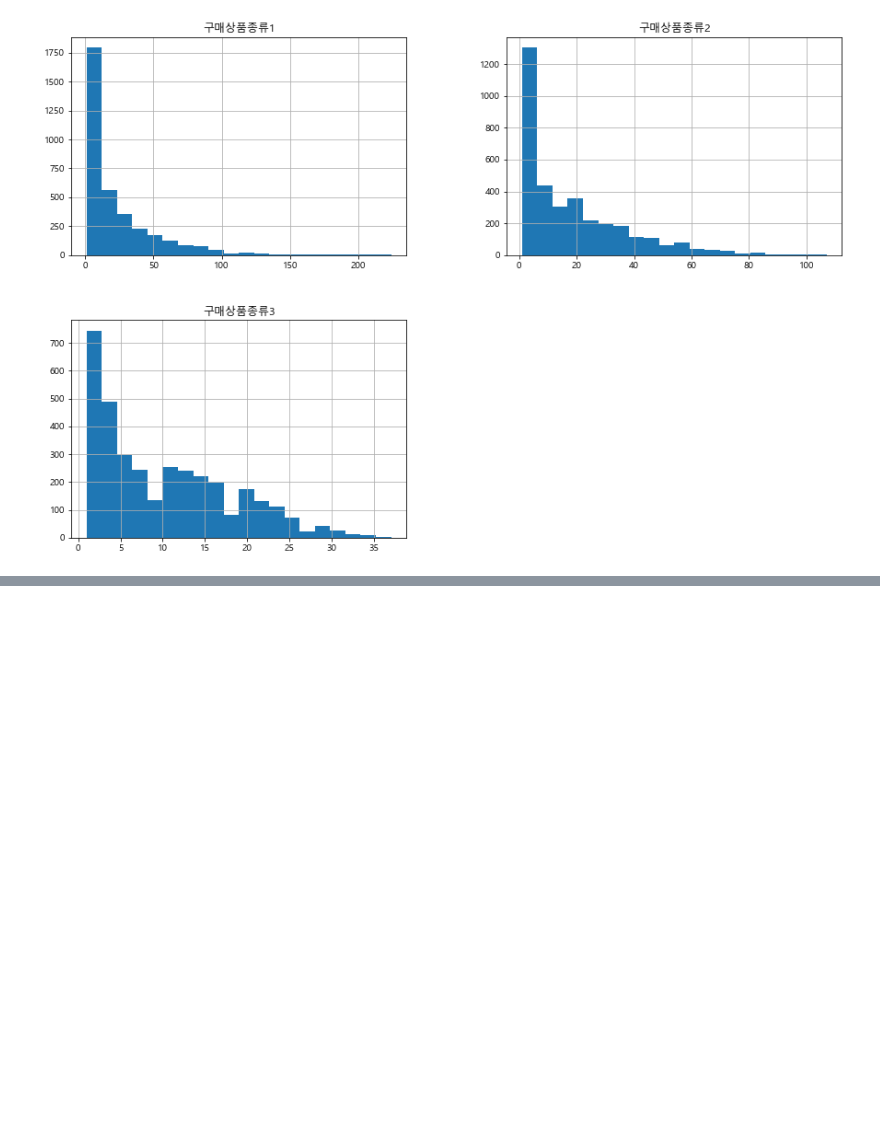
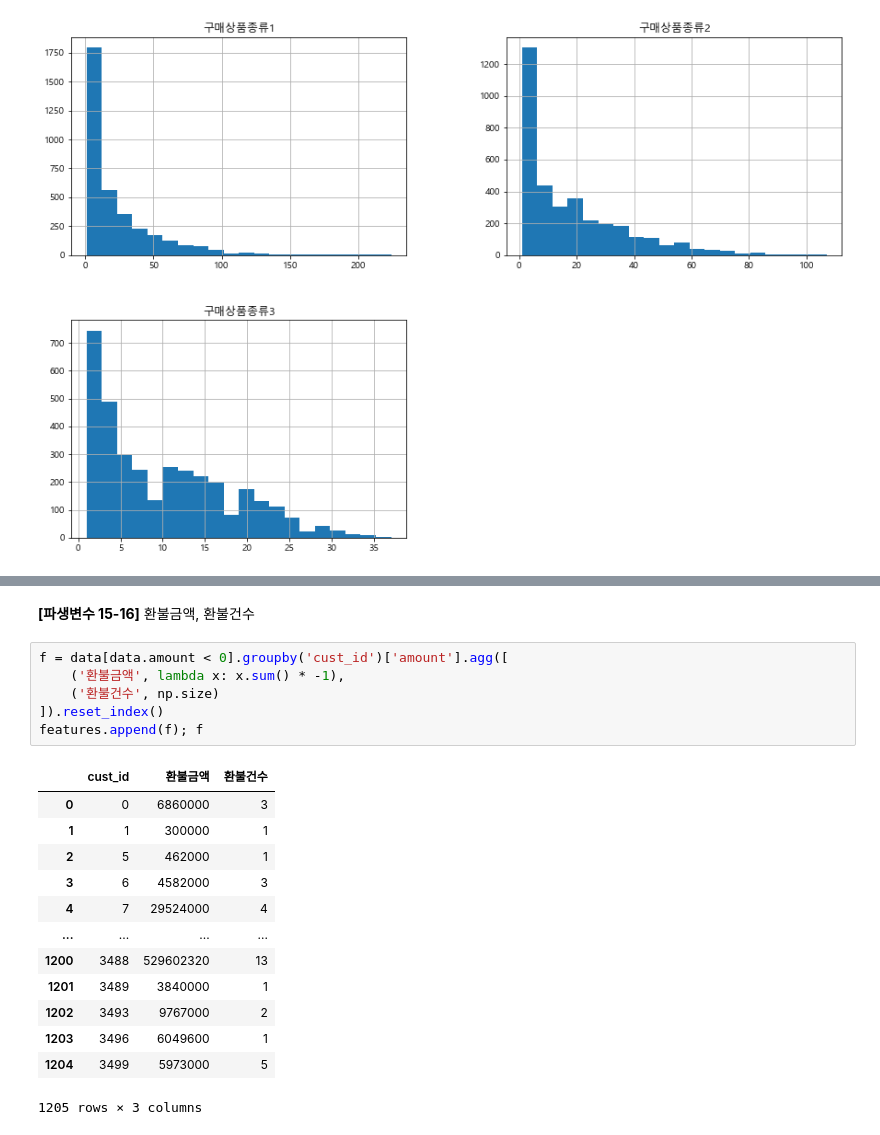
Before and after one commit to luckyspia/TIL, a Jupyter notebook: Machine_Learning/10.Practice_Part_2.ipynb, the cells around one changed output, grey strips where cells are left out. Saved outputs shown, nothing was run; the diff lists cells and outputs as text; blank space fills up the shorter version.

```diff
--- a/Machine_Learning/10.Practice_Part_2.ipynb
+++ b/Machine_Learning/10.Practice_Part_2.ipynb
@@ -101,0 +130,22 @@ plt.show()
+# %% [markdown]
+**[파생변수 15-16]** 환불금액, 환불건수
+# %%
+f = data[data.amount < 0].groupby('cust_id')['amount'].agg([
+    ('환불금액', lambda x: x.sum() * -1),
+    ('환불건수', np.size)
+]).reset_index()
+features.append(f); f
+# %% [output]
+|  | cust_id | 환불금액 | 환불건수 |
+| 0 | 0 | 6860000 | 3 |
+| 1 | 1 | 300000 | 1 |
+| 2 | 5 | 462000 | 1 |
+| 3 | 6 | 4582000 | 3 |
+| 4 | 7 | 29524000 | 4 |
+| ... | ... | ... | ... |
+| 1200 | 3488 | 529602320 | 13 |
+| 1201 | 3489 | 3840000 | 1 |
+| 1202 | 3493 | 9767000 | 2 |
+| 1203 | 3496 | 6049600 | 1 |
+| 1204 | 3499 | 5973000 | 5 |
+1205 rows × 3 columns
```
Also changed, not shown: parts of 28 cells of this notebook.
